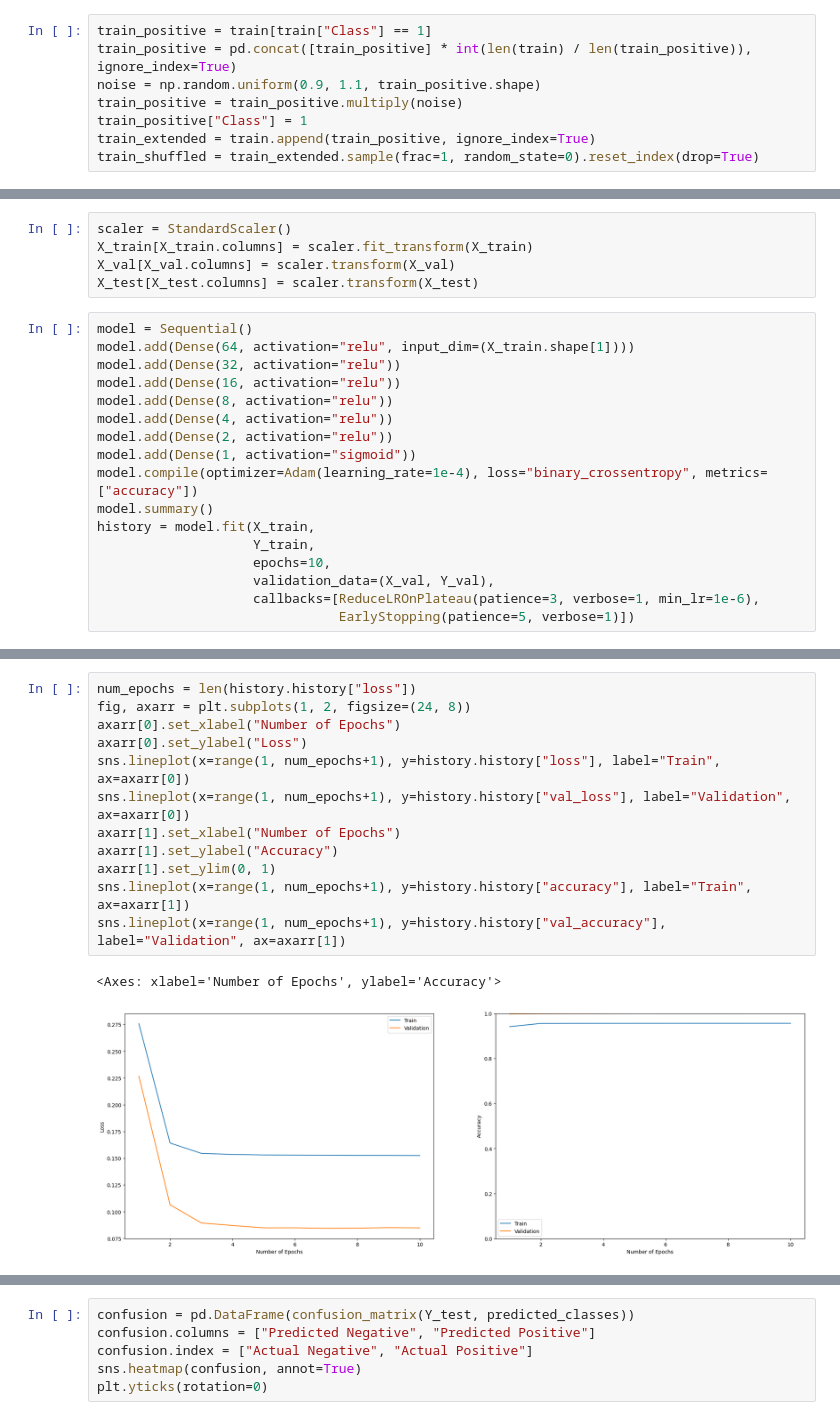
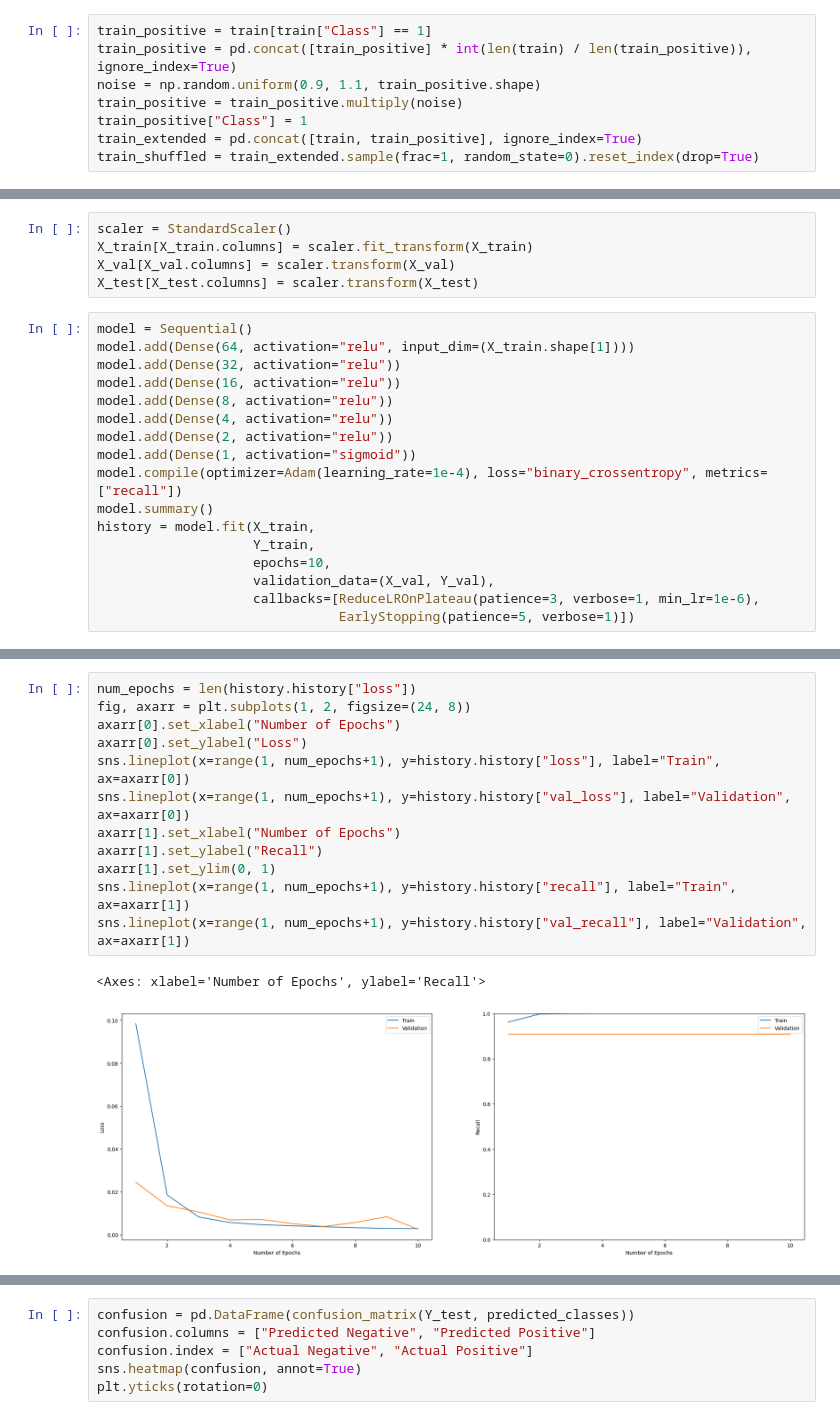
Before and after one commit to kjfinn1/Neural-Network-for-Credit-Card-Fraud-Detection, a Jupyter notebook: Neural Network.ipynb, the cells around one changed output, grey strips where cells are left out. Drawn from its saved outputs; the diff is of its cells as text.

```diff
--- a/Neural Network.ipynb
+++ b/Neural Network.ipynb
@@ -75,7 +72,7 @@ train_positive = pd.concat([train_positive] * int(len(train) / len(train_positiv
 noise = np.random.uniform(0.9, 1.1, train_positive.shape)
 train_positive = train_positive.multiply(noise)
 train_positive["Class"] = 1
-train_extended = train.append(train_positive, ignore_index=True)
+train_extended = pd.concat([train, train_positive], ignore_index=True)
 train_shuffled = train_extended.sample(frac=1, random_state=0).reset_index(drop=True)
 # %%
 sns.countplot(train_shuffled["Class"])
@@ -103,7 +100,7 @@ model.add(Dense(8, activation="relu"))
 model.add(Dense(4, activation="relu"))
 model.add(Dense(2, activation="relu"))
 model.add(Dense(1, activation="sigmoid"))
-model.compile(optimizer=Adam(learning_rate=1e-4), loss="binary_crossentropy", metrics=["accuracy"])
+model.compile(optimizer=Adam(learning_rate=1e-4), loss="binary_crossentropy", metrics=["recall"])
 model.summary()
 history = model.fit(X_train,
                     Y_train,
@@ -162,18 +153,18 @@ Epoch 10: ReduceLROnPlateau reducing learning rate to 9.999999747378752e-06.
 # %%
 num_epochs = len(history.history["loss"])
 fig, axarr = plt.subplots(1, 2, figsize=(24, 8))
 axarr[0].set_xlabel("Number of Epochs")
 axarr[0].set_ylabel("Loss")
 sns.lineplot(x=range(1, num_epochs+1), y=history.history["loss"], label="Train", ax=axarr[0])
 sns.lineplot(x=range(1, num_epochs+1), y=history.history["val_loss"], label="Validation", ax=axarr[0])
 axarr[1].set_xlabel("Number of Epochs")
-axarr[1].set_ylabel("Accuracy")
+axarr[1].set_ylabel("Recall")
 axarr[1].set_ylim(0, 1)
-sns.lineplot(x=range(1, num_epochs+1), y=history.history["accuracy"], label="Train", ax=axarr[1])
-sns.lineplot(x=range(1, num_epochs+1), y=history.history["val_accuracy"], label="Validation", ax=axarr[1])
+sns.lineplot(x=range(1, num_epochs+1), y=history.history["recall"], label="Train", ax=axarr[1])
+sns.lineplot(x=range(1, num_epochs+1), y=history.history["val_recall"], label="Validation", ax=axarr[1])
 # %% [output]
-<Axes: xlabel='Number of Epochs', ylabel='Accuracy'>
+<Axes: xlabel='Number of Epochs', ylabel='Recall'>
-[figure, old version]
+[figure, new version]
 # %%
 test_results = model.evaluate(X_test, Y_test)
 print("The model test accuracy is {}.".format(test_results[1]))
```
Also changed, not shown: parts of 4 cells of this notebook.
